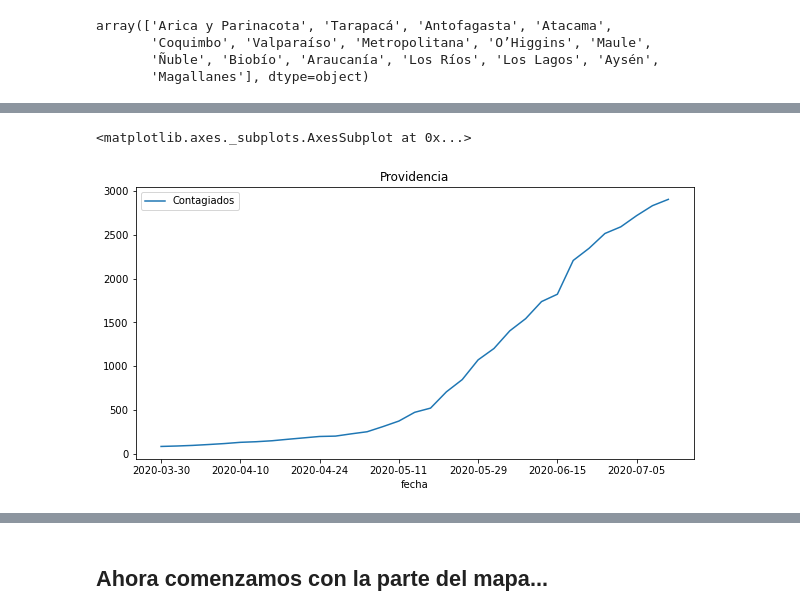
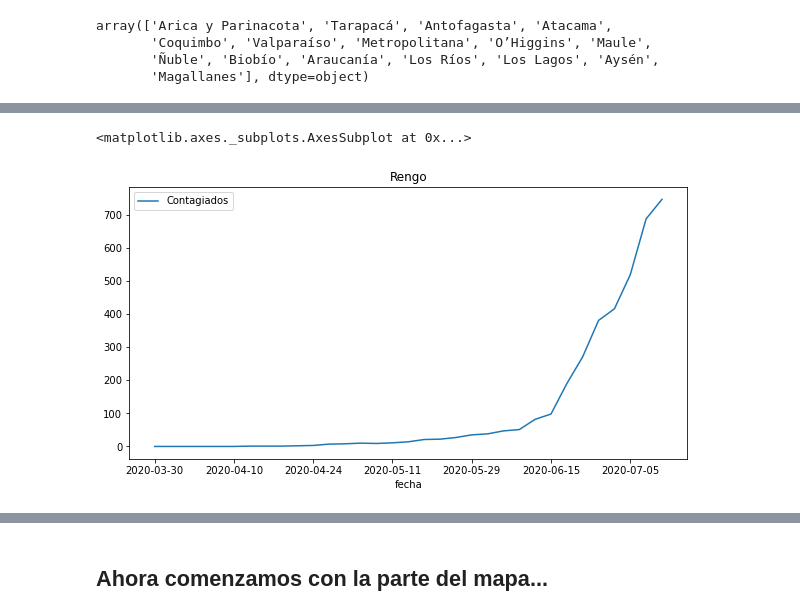
Before and after one commit to BlackRiver38/Notebook_Collection, a Jupyter notebook: Time Slider Map/Casos Acumulados por Comuna.ipynb, the cells around one changed output, grey strips where cells are left out. Drawn from its saved outputs; the diff is of its cells as text; code cells hidden in the pictures.

```diff
--- a/Time Slider Map/Casos Acumulados por Comuna.ipynb
+++ b/Time Slider Map/Casos Acumulados por Comuna.ipynb
@@ -54,7 +54,8 @@ def elimina_tildes(cadena):
 # %%
 df['Comuna'] = df['Comuna'].apply(lambda x: elimina_tildes(x))
 # %%
-df_metro = df[df['Region'] == 'Metropolitana'].copy()
+#df_metro = df[df['Region'] == 'Metropolitana'].copy()
+df_metro = df.copy()
 df_metro.drop(columns={'Region', 'Codigo region', 'Tasa'}, inplace=True)
 df_metro.head()
 # %% [output]
@@ -98,3 +99,3 @@ unpivoted
 # %%
 fechas = unpivoted.fecha.unique()
-fechas
+comunas = unpivoted.Comuna.unique()
@@ -111,10 +102,10 @@ array(['2020-03-30', '2020-04-01', '2020-04-03', '2020-04-06',
 # %%
-Comuna = 'Providencia'
+Comuna = np.random.choice(comunas, 1, replace=False)[0]
 sample = unpivoted[unpivoted['Comuna'] == Comuna]
 sample.plot(x='fecha', y='Contagiados', title=Comuna, figsize=(10,5))
 # %% [output]
 <matplotlib.axes._subplots.AxesSubplot at 0x...>
-[figure, old version]
+[figure, new version]
 # %%
 pivoted = unpivoted.pivot(index='fecha' , columns = 'Comuna', values='Contagiados').reset_index()
 pivoted.dropna(inplace=True, axis='columns')
```
Also changed, not shown: parts of 23 cells of this notebook, 17 other files.
